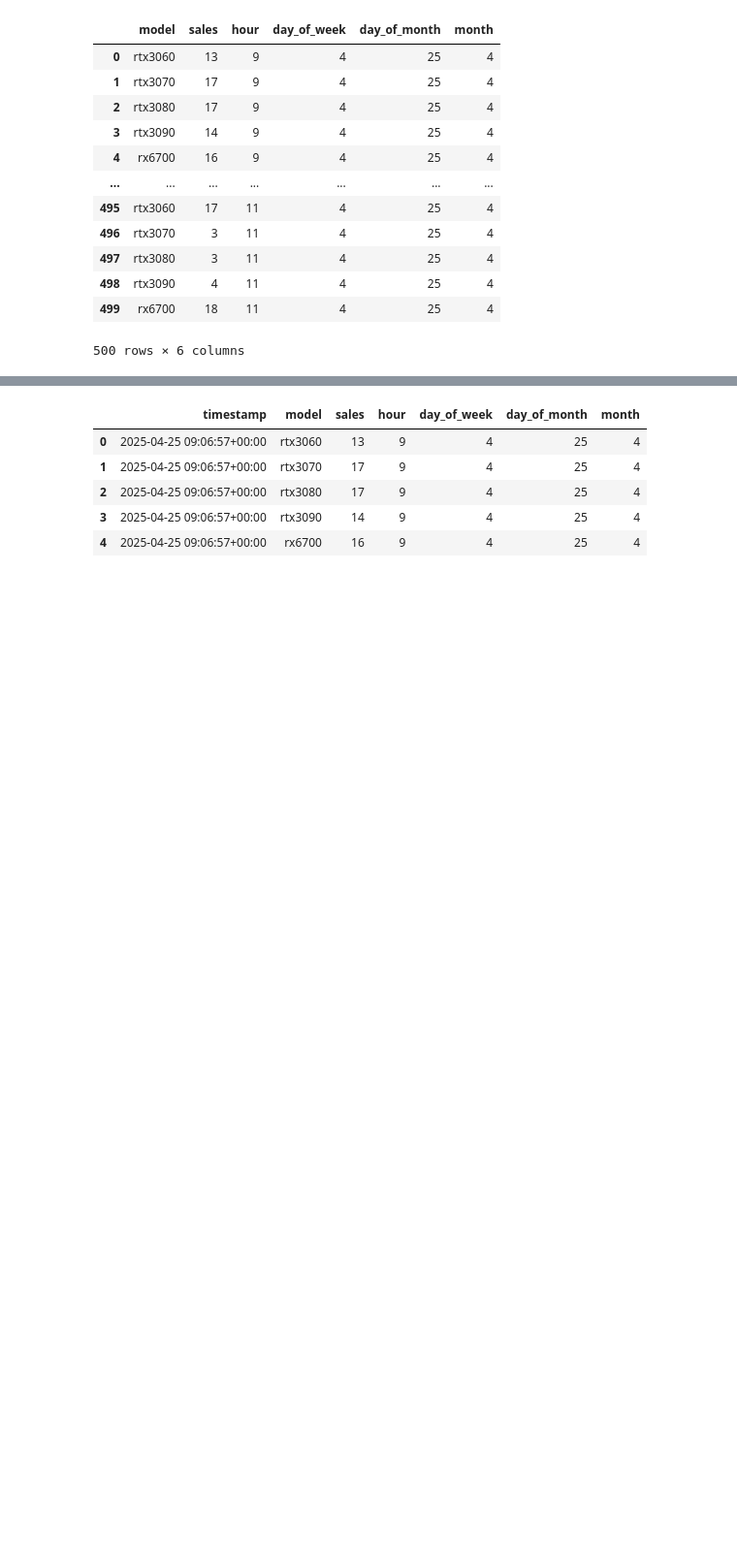
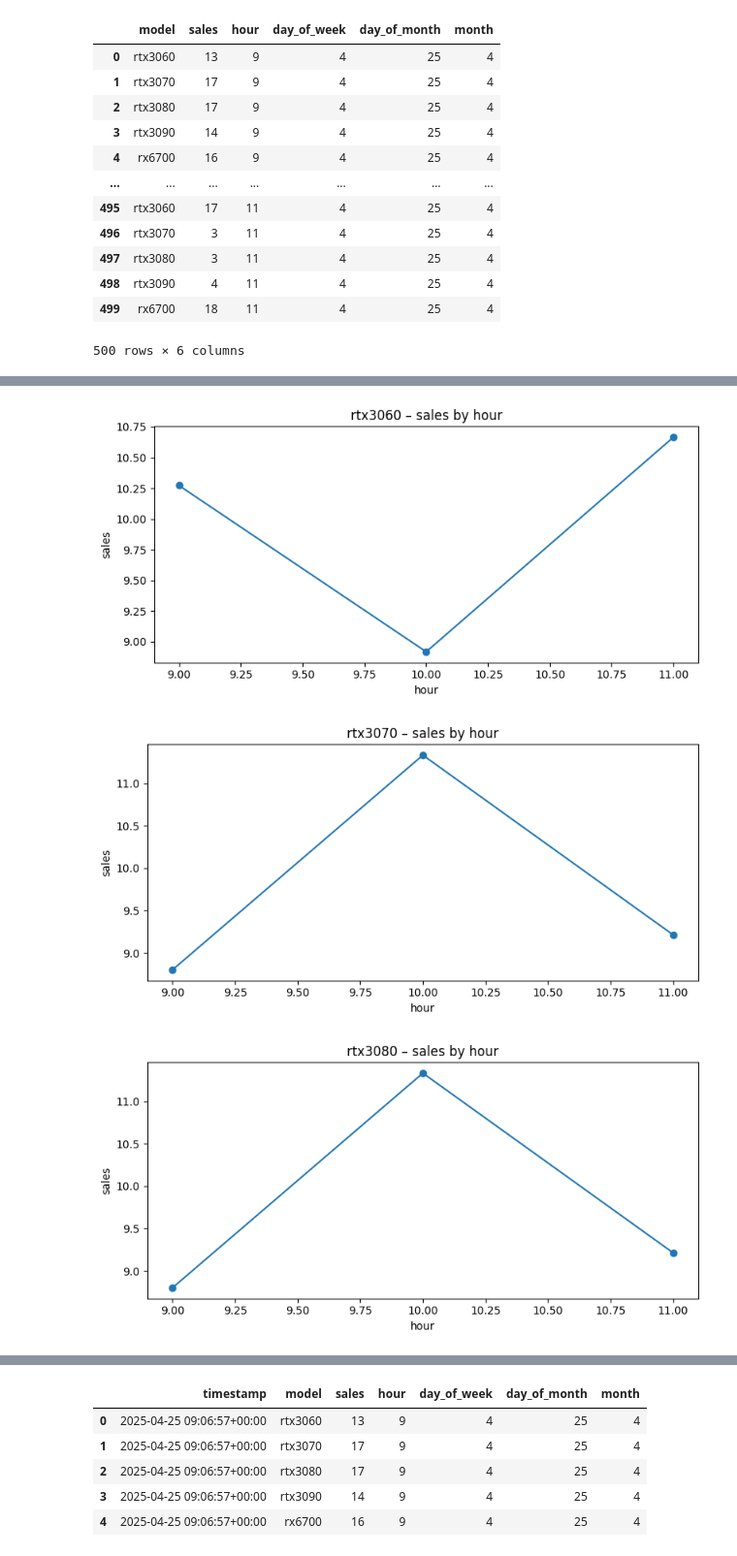
Before and after one commit to chrmei/Bash_MLOps_exercise, a Jupyter notebook: prototyping/data_exploration.ipynb, the cells around one changed output, grey strips where cells are left out. Shown at 97% size. Cells and saved outputs as stored; diff of their text form; code cells hidden in the pictures; blank space fills up the shorter version.

```diff
--- a/prototyping/data_exploration.ipynb
+++ b/prototyping/data_exploration.ipynb
@@ -102,0 +149,22 @@ df.drop(columns=["timestamp"])
+# %%
+def plot_feature(df, feature):
+    for model, sub in df.groupby("model"):
+        grouped = (
+            sub.groupby(feature)["sales"]
+               .mean()
+               .sort_index()
+        )
+
+        plt.figure(figsize=(8, 4))
+        plt.plot(grouped.index, grouped.values, marker="o")
+        plt.title(f"{model} – sales by {feature}")
+        plt.xlabel(feature)
+        plt.ylabel("sales")
+        plt.tight_layout()
+        plt.show()
+# %%
+plot_feature(df, "hour")
+# %% [output]
+[figure, added]
+[figure, added]
+[figure, added]
```
Also changed, not shown: parts of 6 cells of this notebook, 5 other files.
